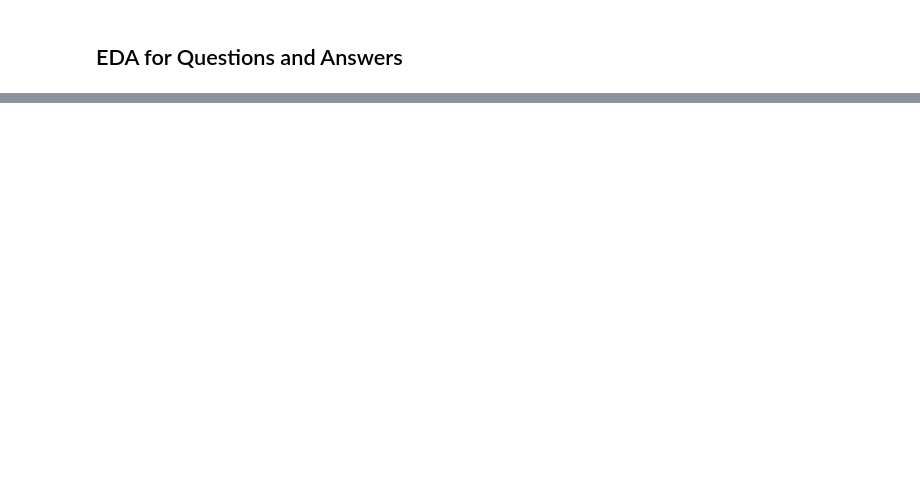
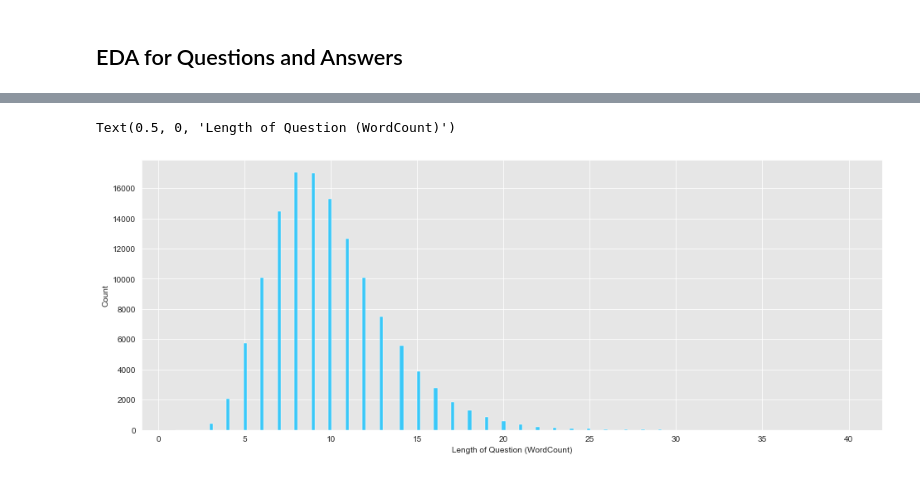
Before and after one commit to TzeMeng/CAPSTONE, a Jupyter notebook: Data_Exploration.ipynb, the cells around one changed output, grey strips where cells are left out. Saved outputs shown, nothing was run; the diff lists cells and outputs as text; code cells hidden in the pictures; blank space fills up the shorter version.

```diff
--- a/Data_Exploration.ipynb
+++ b/Data_Exploration.ipynb
@@ -123,0 +107,6 @@ train_QA.describe()
+# %%
+train_QA = train_QA.drop(columns = "Unnamed: 0" )
+test_QA = test_QA.drop(columns = "Unnamed: 0" )
+# %%
+merge = [train_QA , test_QA]
+df = pd.concat(merge)
@@ -123,0 +115,10 @@ train_QA.describe()
+# %%
+df["Length"] = df["question"].apply(lambda x : len(x.split()))
+# %%
+plt.figure(figsize=(16, 6))
+sns.set_style("darkgrid", {"axes.facecolor": ".9"})
+sns.histplot(df["Length"], stat = "count", color='deepskyblue', label = "Train")
+plt.xlabel('Length of Question (WordCount)')
+# %% [output]
+Text(0.5, 0, 'Length of Question (WordCount)')
+[figure, added]
```
Also changed, not shown: parts of 26 cells of this notebook.
